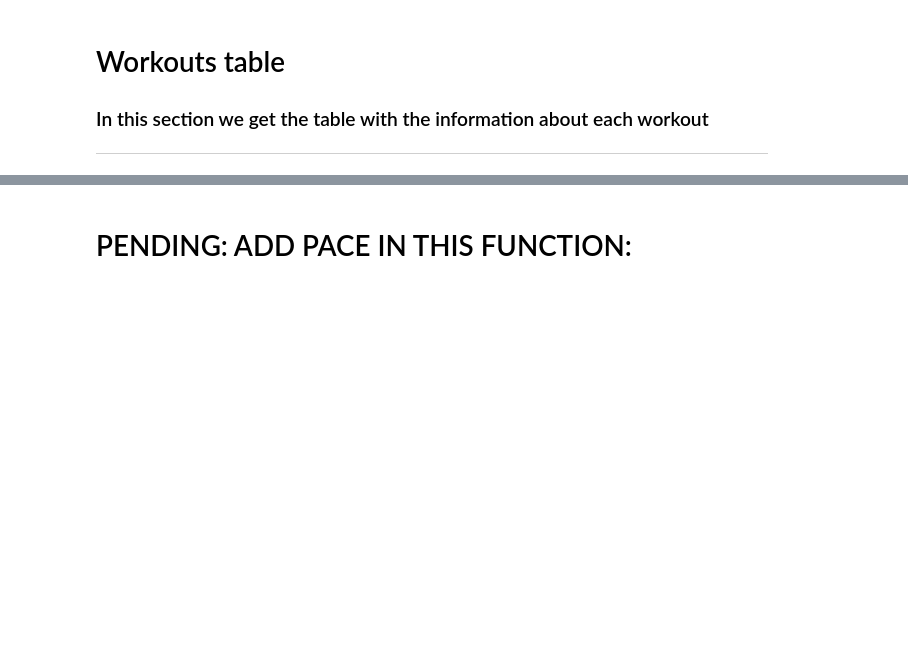
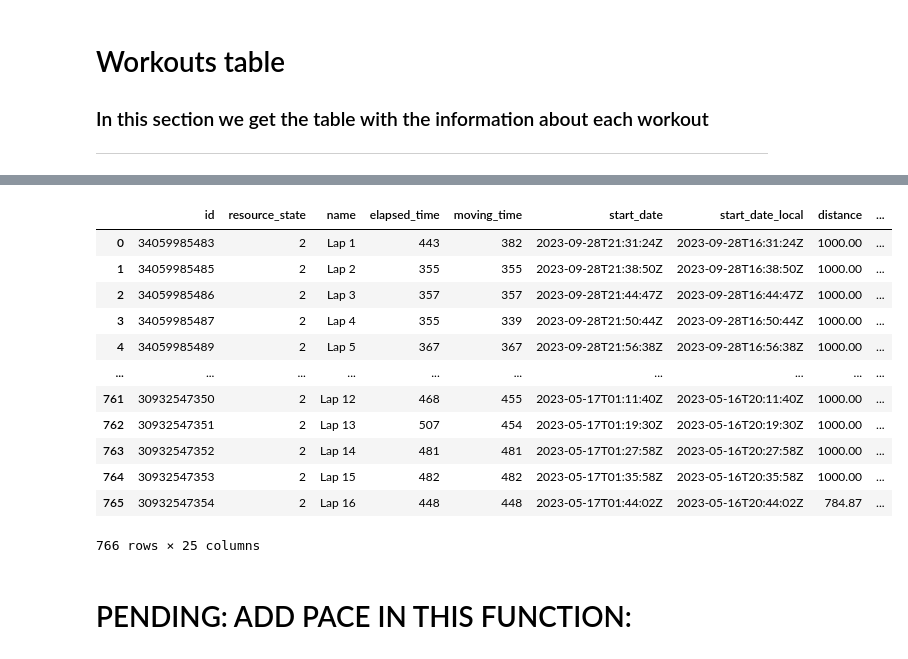
Before and after one commit to ManuelElizaldi/PyStrava, a Jupyter notebook: PyStrava_Notebook.ipynb, the cells around one changed output, grey strips where cells are left out. Drawn from its saved outputs; the diff is of its cells as text; code cells hidden in the pictures; blank space fills up the shorter version.

Commit message:
Checkpoint

```diff
--- a/PyStrava_Notebook.ipynb
+++ b/PyStrava_Notebook.ipynb
@@ -365,6 +370,7 @@ general_stats_df
 # functional_id_list = list(functional_activities['id'])
 # most_recent_id_lsit = list(general_table['id'][0:100])
 all_workouts_list = list(general_table['id'])
+all_workouts_list = all_workouts_list[0:100]
 # %%
 len(all_workouts_list)
 # %% [output]
@@ -476,3 +479,20 @@ f.close()
+# %%
+# Saving json for troubleshooting and checkpoint
+pd.json_normalize(all_workouts_json,'laps')
+# %% [output]
+|  | id | resource_state | name | elapsed_time | moving_time | start_date | start_date_local | distance | ... |
+| 0 | 34059985483 | 2 | Lap 1 | 443 | 382 | 2023-09-28T21:31:24Z | 2023-09-28T16:31:24Z | 1000.00 | ... |
+| 1 | 34059985485 | 2 | Lap 2 | 355 | 355 | 2023-09-28T21:38:50Z | 2023-09-28T16:38:50Z | 1000.00 | ... |
+| 2 | 34059985486 | 2 | Lap 3 | 357 | 357 | 2023-09-28T21:44:47Z | 2023-09-28T16:44:47Z | 1000.00 | ... |
+| 3 | 34059985487 | 2 | Lap 4 | 355 | 339 | 2023-09-28T21:50:44Z | 2023-09-28T16:50:44Z | 1000.00 | ... |
+| 4 | 34059985489 | 2 | Lap 5 | 367 | 367 | 2023-09-28T21:56:38Z | 2023-09-28T16:56:38Z | 1000.00 | ... |
+| ... | ... | ... | ... | ... | ... | ... | ... | ... | ... |
+| 761 | 30932547350 | 2 | Lap 12 | 468 | 455 | 2023-05-17T01:11:40Z | 2023-05-16T20:11:40Z | 1000.00 | ... |
+| 762 | 30932547351 | 2 | Lap 13 | 507 | 454 | 2023-05-17T01:19:30Z | 2023-05-16T20:19:30Z | 1000.00 | ... |
+| 763 | 30932547352 | 2 | Lap 14 | 481 | 481 | 2023-05-17T01:27:58Z | 2023-05-16T20:27:58Z | 1000.00 | ... |
+| 764 | 30932547353 | 2 | Lap 15 | 482 | 482 | 2023-05-17T01:35:58Z | 2023-05-16T20:35:58Z | 1000.00 | ... |
+| 765 | 30932547354 | 2 | Lap 16 | 448 | 448 | 2023-05-17T01:44:02Z | 2023-05-16T20:44:02Z | 784.87 | ... |
+766 rows × 25 columns
 # %% [markdown]
 # PENDING: ADD PACE IN THIS FUNCTION:
 # %%
```
Also changed, not shown: parts of 8 cells of this notebook, 4 other files.
